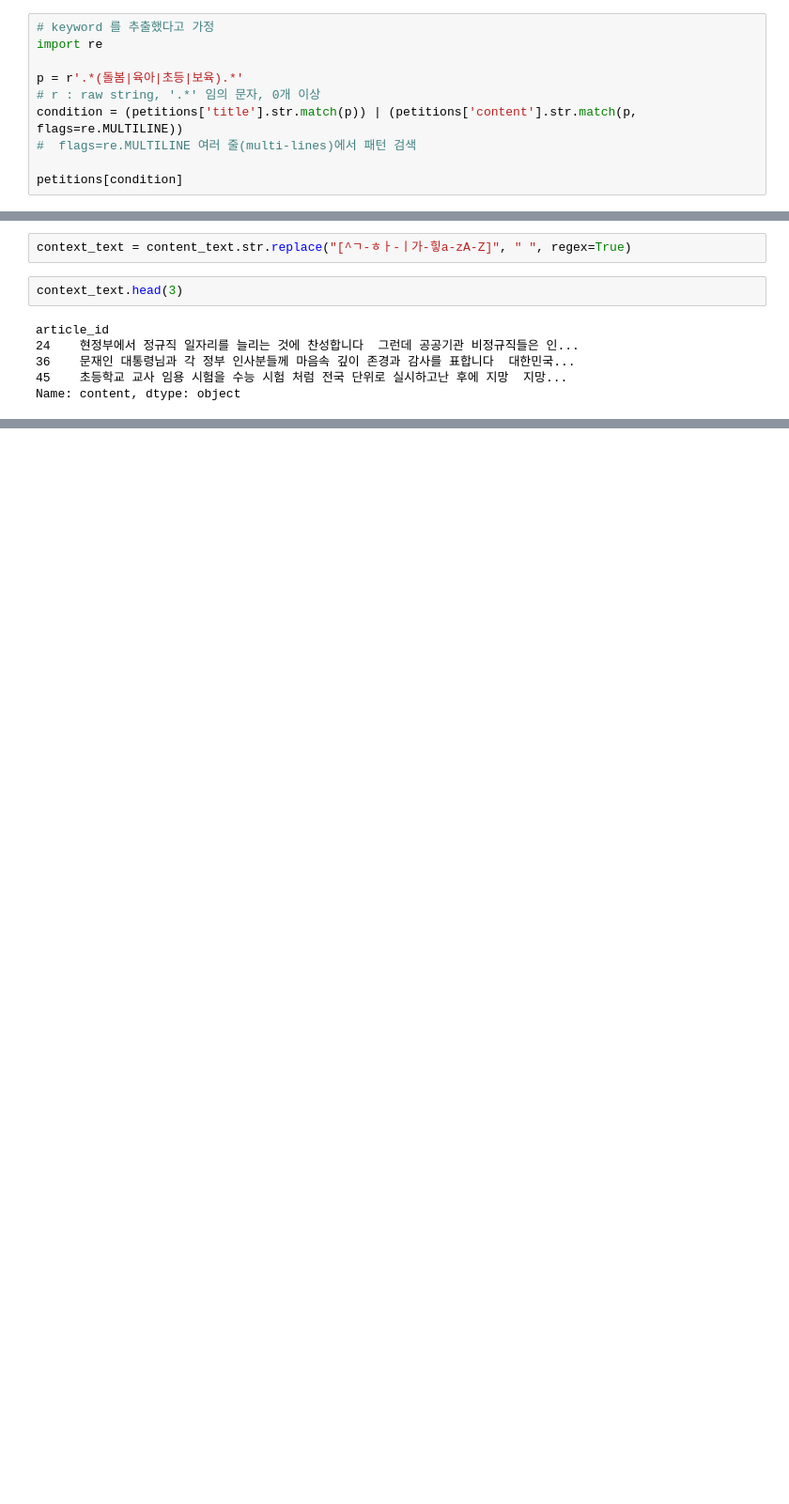
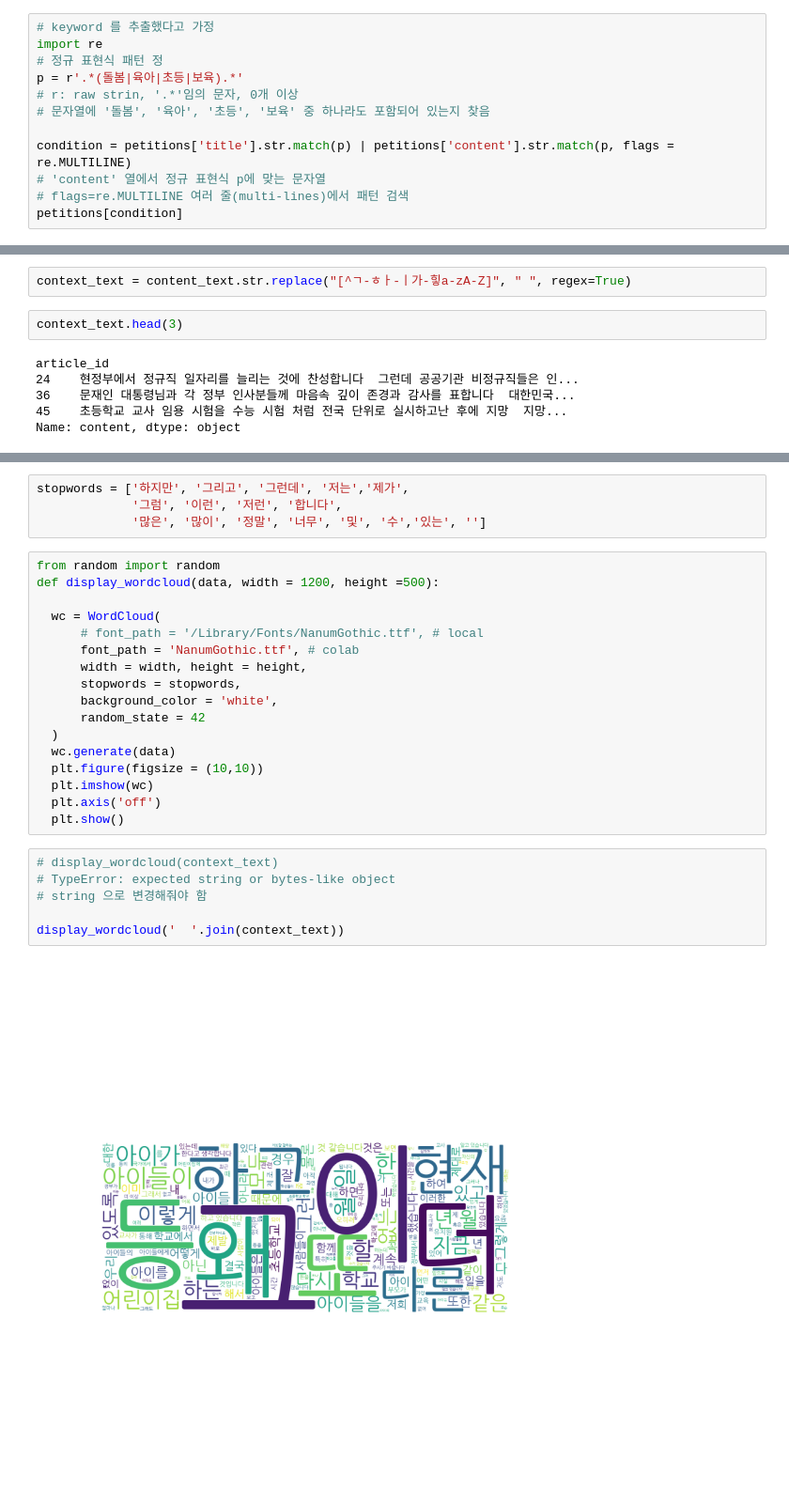
Before and after one commit to Kkimjiwoo/data_analysis_study, a Jupyter notebook: 실습/petition_국민청원_데이터분석.ipynb, the cells around one changed output, grey strips where cells are left out. Shown at 94% size. Drawn from its saved outputs; the diff is of its cells as text; blank space fills up the shorter version.

```diff
--- a/실습/petition_국민청원_데이터분석.ipynb
+++ b/실습/petition_국민청원_데이터분석.ipynb
@@ -1020,12 +1085,14 @@ petitions.head(3)
 # %%
 # keyword 를 추출했다고 가정
 import re
+# 정규 표현식 패턴 정
+p = r'.*(돌봄|육아|초등|보육).*'
+# r: raw strin, '.*'임의 문자, 0개 이상
+# 문자열에 '돌봄', '육아', '초등', '보육' 중 하나라도 포함되어 있는지 찾음
 
-p = r'.*(돌봄|육아|초등|보육).*'
-# r : raw string, '.*' 임의 문자, 0개 이상
-condition = (petitions['title'].str.match(p)) | (petitions['content'].str.match(p, flags=re.MULTILINE))
-#  flags=re.MULTILINE 여러 줄(multi-lines)에서 패턴 검색
-
+condition = petitions['title'].str.match(p) | petitions['content'].str.match(p, flags = re.MULTILINE)
+# 'content' 열에서 정규 표현식 p에 맞는 문자열
+# flags=re.MULTILINE 여러 줄(multi-lines)에서 패턴 검색
 petitions[condition]
 # %% [output]
 |  | start | end | answered | votes | category | title | content | answer | duration |
@@ -1188,0 +1298,29 @@ Name: content, dtype: object
+# %%
+stopwords = ['하지만', '그리고', '그런데', '저는','제가',
+             '그럼', '이런', '저런', '합니다',
+             '많은', '많이', '정말', '너무', '및', '수','있는', '']
+# %%
+from random import random
+def display_wordcloud(data, width = 1200, height =500):
+
+  wc = WordCloud(
+      # font_path = '/Library/Fonts/NanumGothic.ttf', # local
+      font_path = 'NanumGothic.ttf', # colab
+      width = width, height = height,
+      stopwords = stopwords,
+      background_color = 'white',
+      random_state = 42
+  )
+  wc.generate(data)
+  plt.figure(figsize = (10,10))
+  plt.imshow(wc)
+  plt.axis('off')
+  plt.show()
+# %%
+# display_wordcloud(context_text)
+# TypeError: expected string or bytes-like object
+# string 으로 변경해줘야 함
+
+display_wordcloud('  '.join(context_text))
+# %% [output]
+[figure, added]
```
Also changed, not shown: parts of 182 cells of this notebook.
